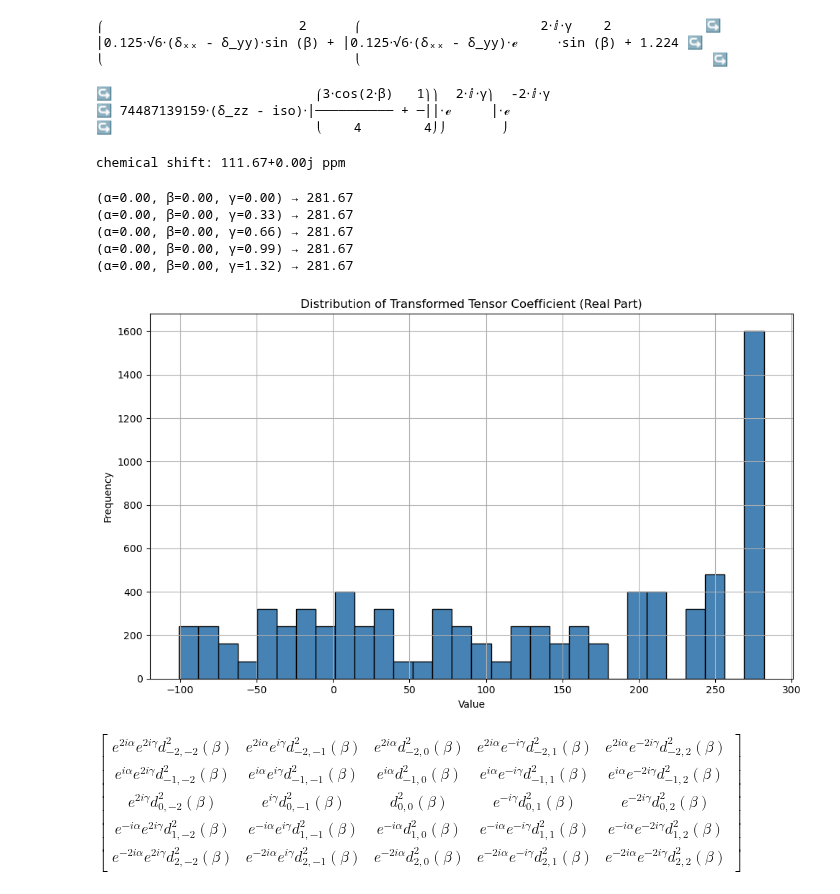
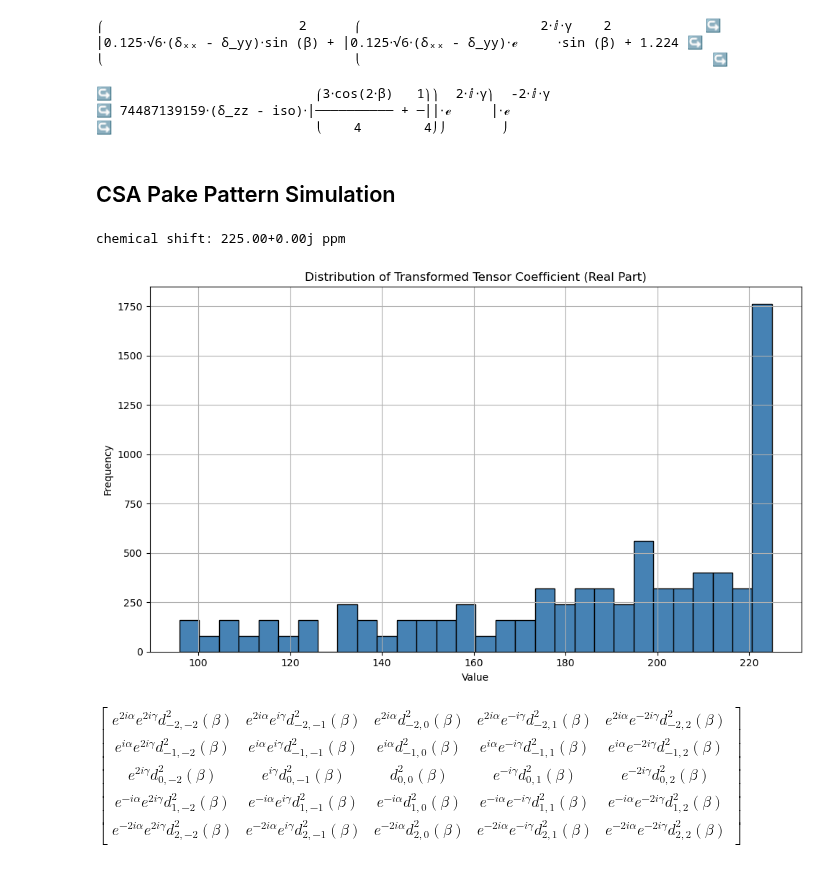
Before and after one commit to Xyunyao/KChannel_torsion_angle, a Jupyter notebook: analysis_notebooks/spherical_tensor_analysis.ipynb, the cells around one changed output. Drawn from its saved outputs; the diff is of its cells as text; code cells hidden in the pictures.

Commit message:
add Pake pattern simulation, T1 CAL

```diff
--- a/analysis_notebooks/spherical_tensor_analysis.ipynb
+++ b/analysis_notebooks/spherical_tensor_analysis.ipynb
@@ -69,7 +69,10 @@ sp.pprint(T_transformed_simplified[2], use_unicode=True)
 ↪                          ⎛3⋅cos(2⋅β)   1⎞⎞  2⋅ⅈ⋅γ⎞  -2⋅ⅈ⋅γ
 ↪ 74487139159⋅(δ_zz - iso)⋅⎜────────── + ─⎟⎟⋅ℯ     ⎟⋅ℯ
 ↪                          ⎝    4        4⎠⎠       ⎠
+# %% [markdown]
+## CSA Pake Pattern Simulation
 # %%
+import numpy as np
 expr = T_transformed_simplified[2]*np.sqrt(2/3) # use your actual expression index here
 
 # Constant values
@@ -85,11 +88,11 @@ gamma_val = 0
 
 # Create a lambdified function for fast numeric evaluation
 expr_func = sp.lambdify((alpha, beta, gamma, iso, delta_xx, delta_yy, delta_zz), expr, modules="numpy")
-value = expr_func(alpha_val, beta_val, gamma_val, iso_val, delta_xx_val, delta_yy_val, delta_zz_val) + iso_val/3
+value = expr_func(alpha_val, beta_val, gamma_val, iso_val, delta_xx_val, delta_yy_val, delta_zz_val) + iso_val
 
 print(f"chemical shift: {value:.2f} ppm")
 # %% [output]
-chemical shift: 111.67+0.00j ppm
+chemical shift: 225.00+0.00j ppm
 # %%
 import sympy as sp
 import numpy as np
@@ -116,47 +119,42 @@ delta_zz_val = 3 * iso_val - delta_xx_val - delta_yy_val  # 510 - 285 = 225
 delta_val = iso_val -delta_zz_val  # 170 - 225 = -55
 
 # Create a lambdified function for fast numeric evaluation
-expr_func = sp.lambdify((alpha, beta, gamma, iso, delta_xx, delta_yy, delta), expr, modules="numpy")
+expr_func = sp.lambdify((alpha, beta, gamma, iso, delta_xx, delta_yy, delta_zz), expr, modules="numpy")
 
 # Define scan grid
 alpha_vals = np.linspace(0, 2 * np.pi, 20)
 beta_vals = np.linspace(0, np.pi, 20)
 gamma_vals = np.linspace(0, 2 * np.pi, 20)
 
 # Storage for results
 results = []
 
 # Evaluate on grid
 for a in alpha_vals:
     for b in beta_vals:
         for g in gamma_vals:
             try:
-                value = expr_func(a, b, g, iso_val, delta_xx_val, delta_yy_val, delta_val)
-                results.append(((a, b, g), np.real(value)+ iso_val/3))  # Add iso_val to the result
+                value = expr_func(a, b, g, iso_val, delta_xx_val, delta_yy_val, delta_zz_val)
+                results.append(((a, b, g), np.real(value)+ iso_val))  # Add iso_val to the result
             except Exception as e:
                 print(f"Error at (α={a:.2f}, β={b:.2f}, γ={g:.2f}): {e}")
 
 # Print a few results
-for orientation, val in results[:5]:
-    a, b, g = orientation
-    print(f"(α={a:.2f}, β={b:.2f}, γ={g:.2f}) → {val:.2f}")
+# for orientation, val in results[:5]:
+#     a, b, g = orientation
+#     print(f"(α={a:.2f}, β={b:.2f}, γ={g:.2f}) → {val:.2f}")
 
 # Plot histogram
 plt.figure(figsize=(10, 6))
 plt.hist([val for _, val in results], bins=30, color='steelblue', edgecolor='black')
 plt.title('Distribution of Transformed Tensor Coefficient (Real Part)')
 plt.xlabel('Value')
 plt.ylabel('Frequency')
 plt.grid(True)
 plt.tight_layout()
 plt.show()
 # %% [output]
-(α=0.00, β=0.00, γ=0.00) → 281.67
-(α=0.00, β=0.00, γ=0.33) → 281.67
-(α=0.00, β=0.00, γ=0.66) → 281.67
-(α=0.00, β=0.00, γ=0.99) → 281.67
-(α=0.00, β=0.00, γ=1.32) → 281.67
-[figure, old version]
+[figure, new version]
 # %%
 D_2
 # %% [output]
```
Also changed, not shown: parts of 26 cells of this notebook, 1 other file.
